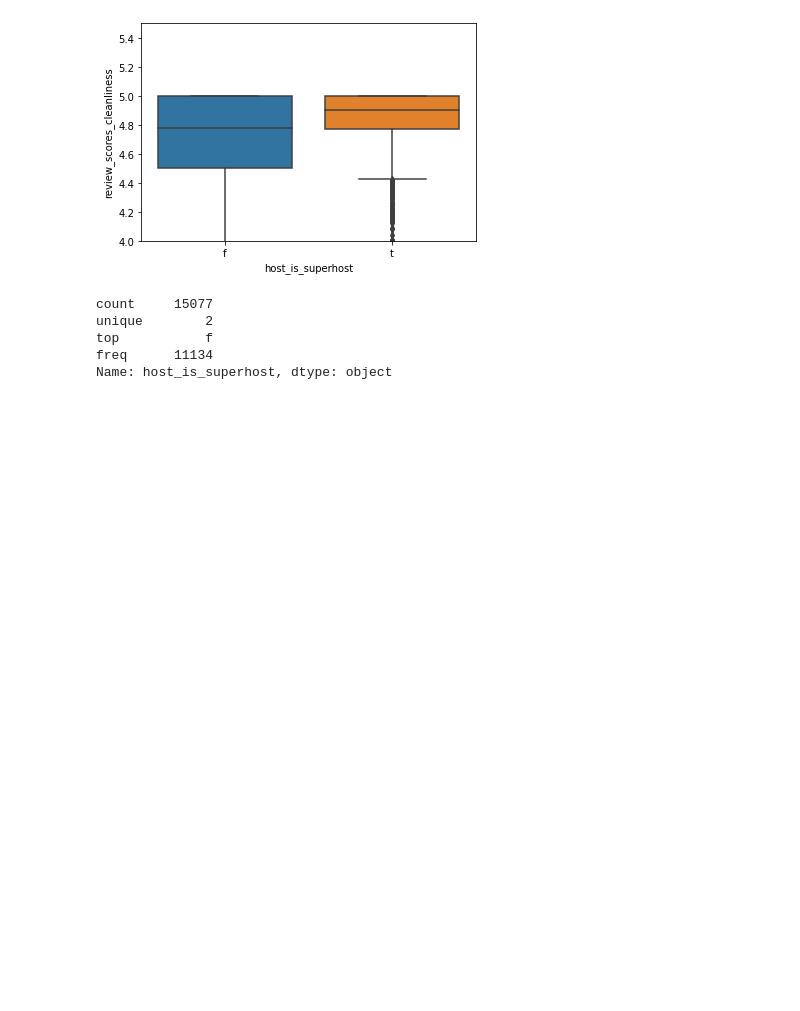
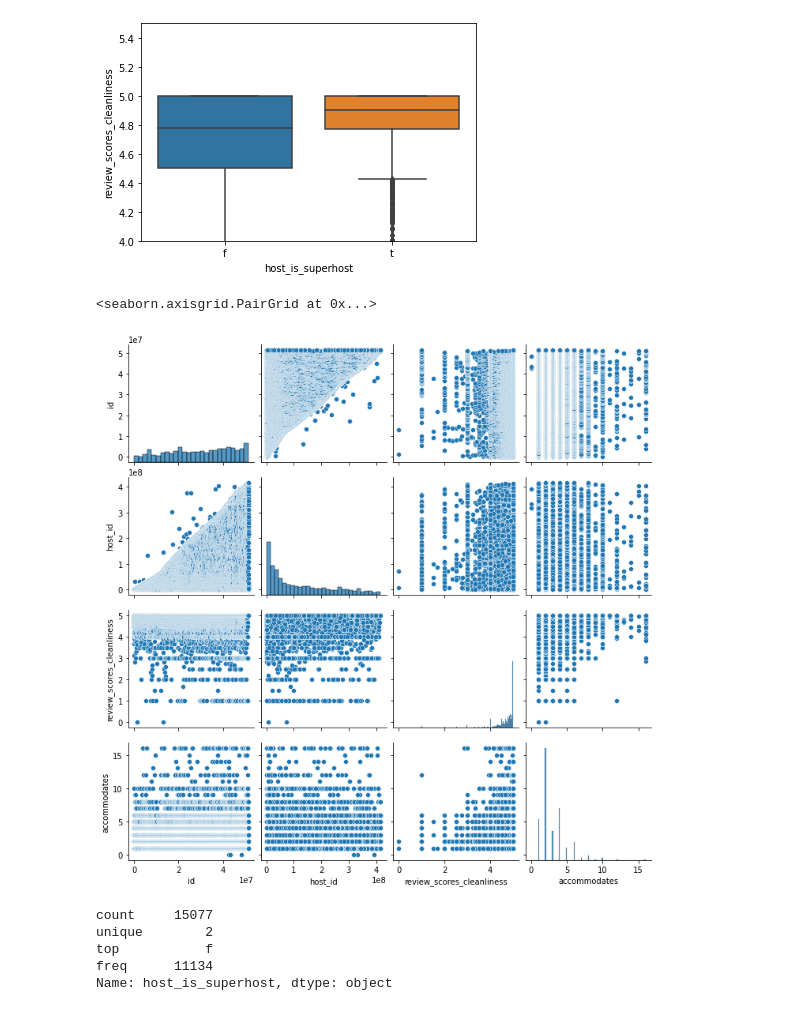
Before and after one commit to data301-2021-winter1/project-group11-project, a Jupyter notebook: notebooks/analysis1.ipynb, the cells around one changed output. Saved outputs shown, nothing was run; the diff lists cells and outputs as text; code cells hidden in the pictures; blank space fills up the shorter version.

Commit message:
pair

```diff
--- a/notebooks/analysis1.ipynb
+++ b/notebooks/analysis1.ipynb
@@ -183,6 +183,11 @@ plt.show
 # %% [output]
 <function matplotlib.pyplot.show(close=None, block=None)>
 [figure]
+# %%
+sns.pairplot(df_temp)
+# %% [output]
+<seaborn.axisgrid.PairGrid at 0x...>
+[figure, added]
 # %%
 df_temp['host_is_superhost'].describe(include ='object')
 # %% [output]
```
Also changed, not shown: parts of 2 cells of this notebook.
